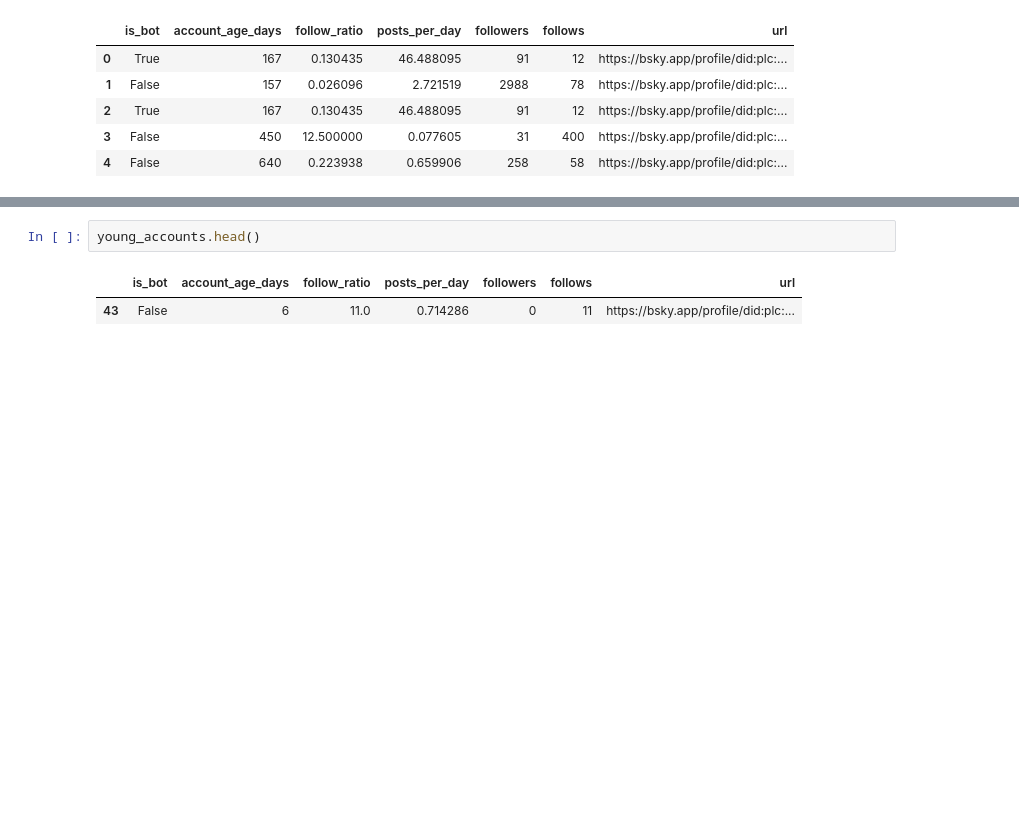
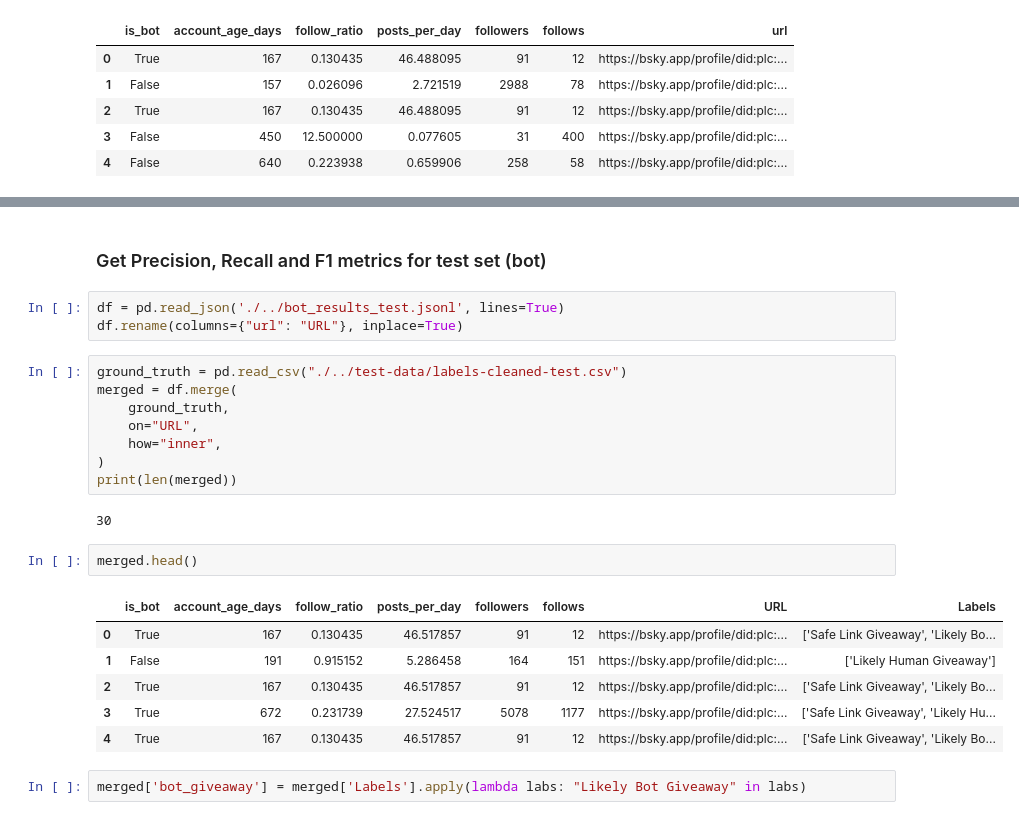
Before and after one commit to RachMink/cs5342-spring2025-team7, a Jupyter notebook: bluesky-assign3/giveaway_labeler/data_analysis.ipynb, the cells around one changed output, grey strips where cells are left out. Cells and saved outputs as stored; diff of their text form; blank space fills up the shorter version.

```diff
--- a/bluesky-assign3/giveaway_labeler/data_analysis.ipynb
+++ b/bluesky-assign3/giveaway_labeler/data_analysis.ipynb
@@ -49,5 +53,26 @@ for col in [('follow_ratio'), ('posts_per_day')]:
+# %% [markdown]
+### Get Precision, Recall and F1 metrics for test set (bot)
+# %%
+df = pd.read_json('./../bot_results_test.jsonl', lines=True)
+df.rename(columns={"url": "URL"}, inplace=True)
+# %%
+ground_truth = pd.read_csv("./../test-data/labels-cleaned-test.csv")
+merged = df.merge(
+    ground_truth,
+    on="URL",
+    how="inner",
+)
+print(len(merged))
+# %% [output]
+30
 # %%
-young_accounts.head()
+merged.head()
 # %% [output]
-|  | is_bot | account_age_days | follow_ratio | posts_per_day | followers | follows | url |
-| 43 | False | 6 | 11.0 | 0.714286 | 0 | 11 | https://bsky.app/profile/did:plc:... |
+|  | is_bot | account_age_days | follow_ratio | posts_per_day | followers | follows | URL | Labels |
+| 0 | True | 167 | 0.130435 | 46.517857 | 91 | 12 | https://bsky.app/profile/did:plc:... | ['Safe Link Giveaway', 'Likely Bo... |
+| 1 | False | 191 | 0.915152 | 5.286458 | 164 | 151 | https://bsky.app/profile/did:plc:... | ['Likely Human Giveaway'] |
+| 2 | True | 167 | 0.130435 | 46.517857 | 91 | 12 | https://bsky.app/profile/did:plc:... | ['Safe Link Giveaway', 'Likely Bo... |
+| 3 | True | 672 | 0.231739 | 27.524517 | 5078 | 1177 | https://bsky.app/profile/did:plc:... | ['Safe Link Giveaway', 'Likely Hu... |
+| 4 | True | 167 | 0.130435 | 46.517857 | 91 | 12 | https://bsky.app/profile/did:plc:... | ['Safe Link Giveaway', 'Likely Bo... |
+# %%
+merged['bot_giveaway'] = merged['Labels'].apply(lambda labs: "Likely Bot Giveaway" in labs)
```
Also changed, not shown: parts of 25 cells of this notebook, 9 other files.
